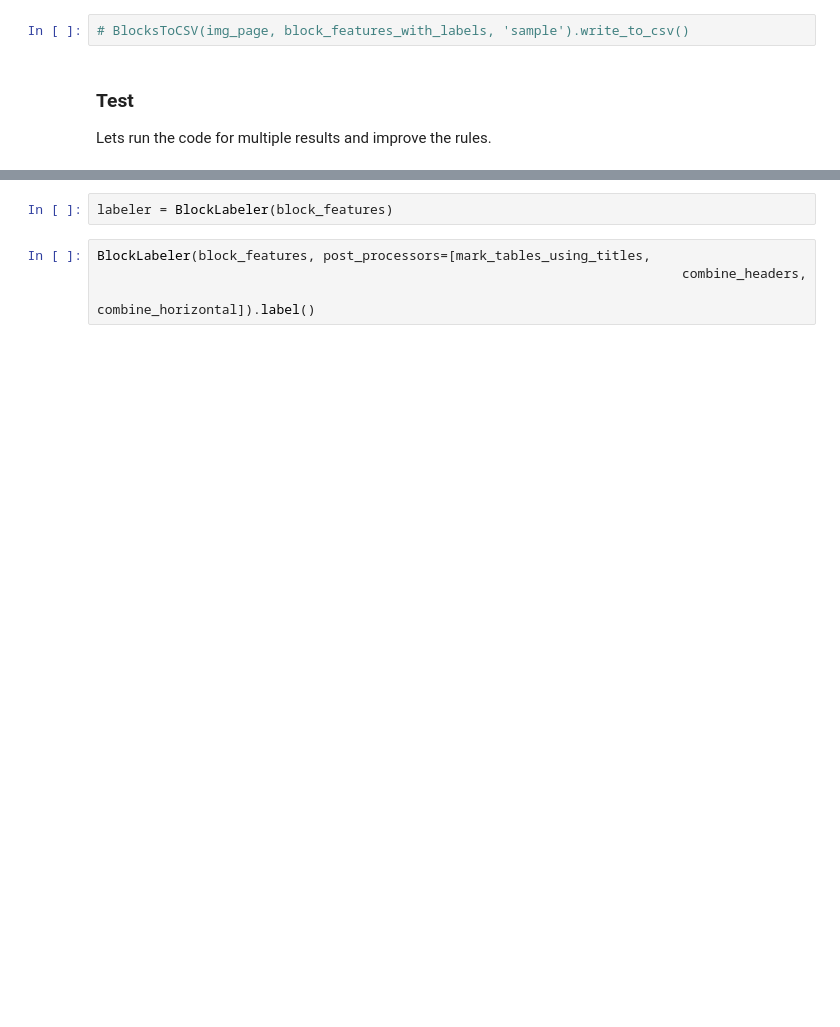
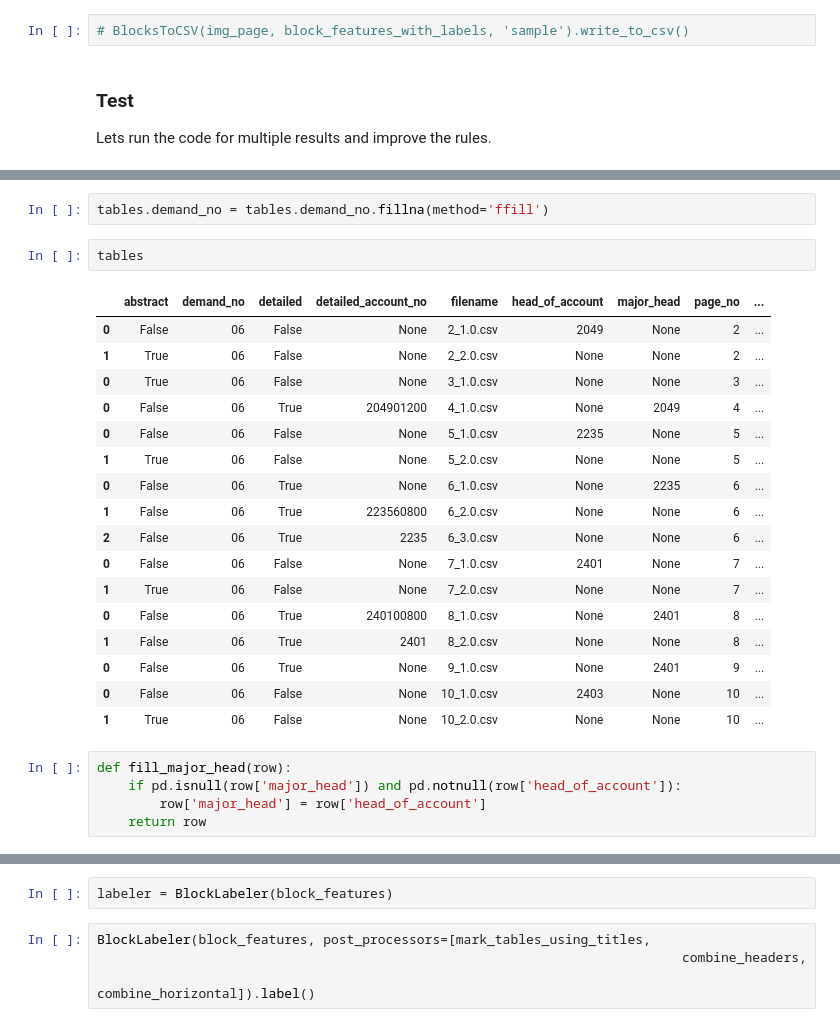
Before and after one commit to cbgaindia/parsers, a Jupyter notebook: research/PDF To CSV Pipeline - Combining the blocks.ipynb, the cells around one changed output, grey strips where cells are left out. Drawn from its saved outputs; the diff is of its cells as text; blank space fills up the shorter version.

```diff
--- a/research/PDF To CSV Pipeline - Combining the blocks.ipynb
+++ b/research/PDF To CSV Pipeline - Combining the blocks.ipynb
@@ -675,0 +758,27 @@ ssssssssssss
+# %%
+tables.demand_no = tables.demand_no.fillna(method='ffill')
+# %%
+tables
+# %% [output]
+|  | abstract | demand_no | detailed | detailed_account_no | filename | head_of_account | major_head | page_no | ... |
+| 0 | False | 06 | False | None | 2_1.0.csv | 2049 | None | 2 | ... |
+| 1 | True | 06 | False | None | 2_2.0.csv | None | None | 2 | ... |
+| 0 | True | 06 | False | None | 3_1.0.csv | None | None | 3 | ... |
+| 0 | False | 06 | True | 204901200 | 4_1.0.csv | None | 2049 | 4 | ... |
+| 0 | False | 06 | False | None | 5_1.0.csv | 2235 | None | 5 | ... |
+| 1 | True | 06 | False | None | 5_2.0.csv | None | None | 5 | ... |
+| 0 | False | 06 | True | None | 6_1.0.csv | None | 2235 | 6 | ... |
+| 1 | False | 06 | True | 223560800 | 6_2.0.csv | None | None | 6 | ... |
+| 2 | False | 06 | True | 2235 | 6_3.0.csv | None | None | 6 | ... |
+| 0 | False | 06 | False | None | 7_1.0.csv | 2401 | None | 7 | ... |
+| 1 | True | 06 | False | None | 7_2.0.csv | None | None | 7 | ... |
+| 0 | False | 06 | True | 240100800 | 8_1.0.csv | None | 2401 | 8 | ... |
+| 1 | False | 06 | True | 2401 | 8_2.0.csv | None | None | 8 | ... |
+| 0 | False | 06 | True | None | 9_1.0.csv | None | 2401 | 9 | ... |
+| 0 | False | 06 | False | None | 10_1.0.csv | 2403 | None | 10 | ... |
+| 1 | True | 06 | False | None | 10_2.0.csv | None | None | 10 | ... |
+# %%
+def fill_major_head(row):
+    if pd.isnull(row['major_head']) and pd.notnull(row['head_of_account']):
+        row['major_head'] = row['head_of_account']
+    return row
```
Also changed, not shown: parts of 27 cells of this notebook.
